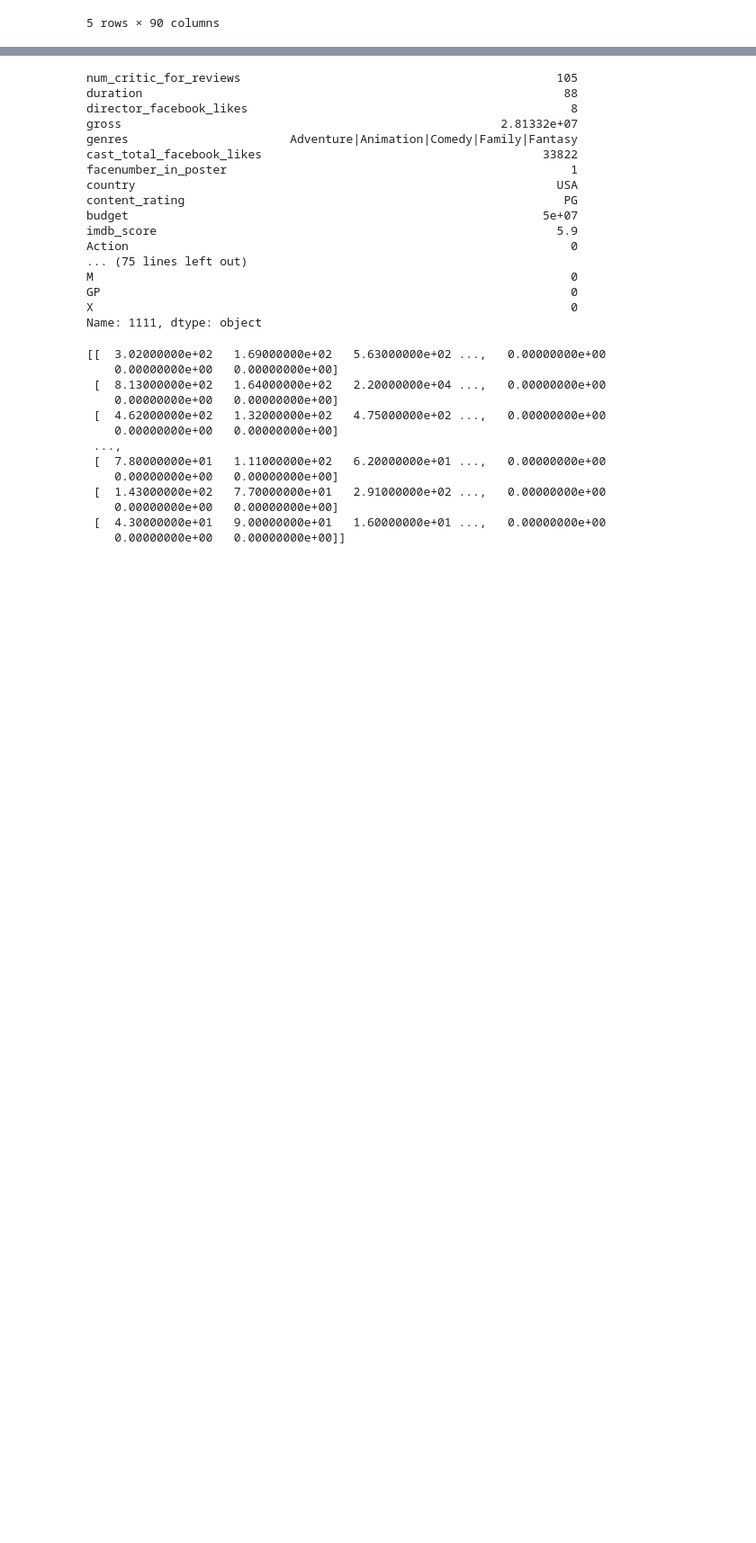
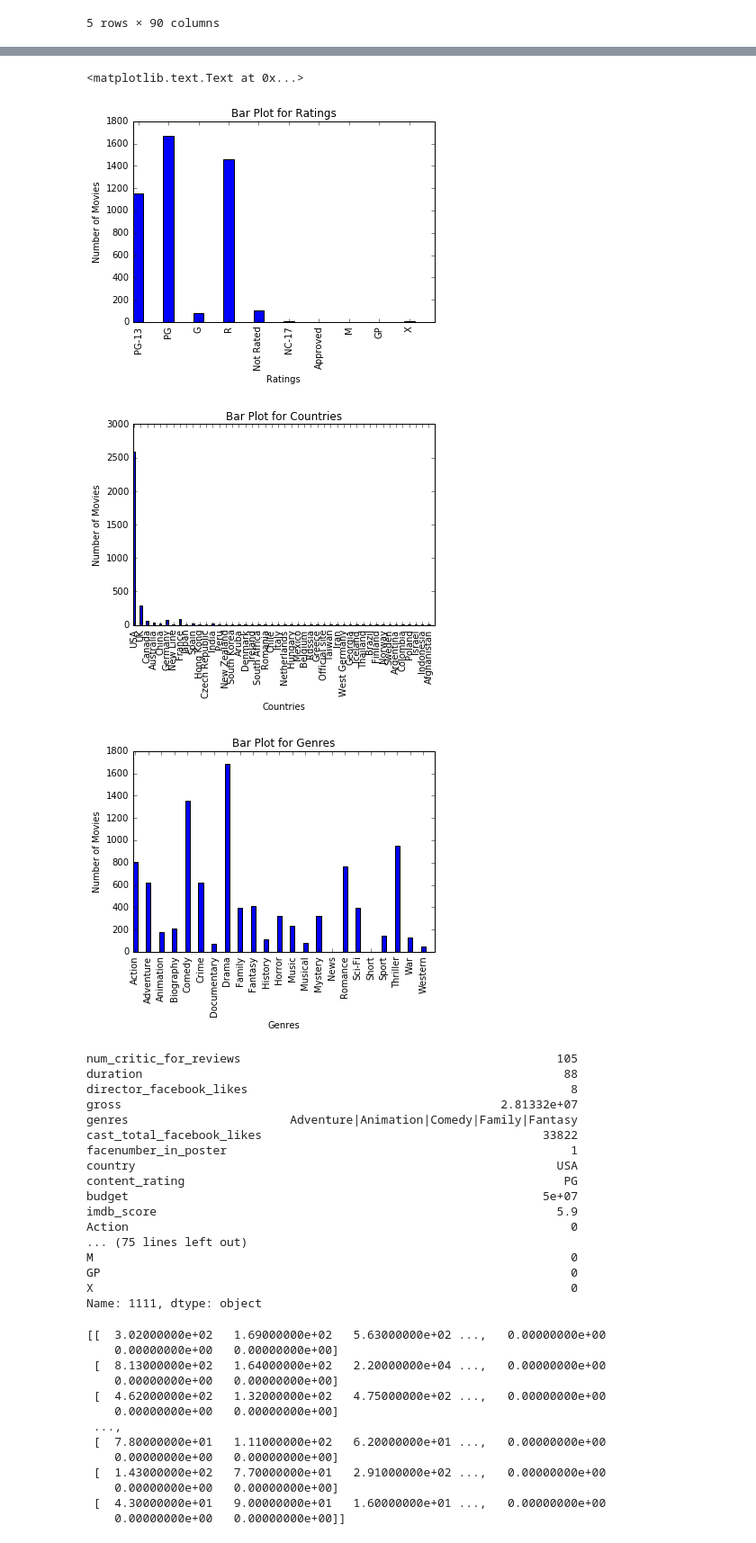
Before and after one commit to Yingjuan/ML-Project, a Jupyter notebook: ML_Project8.ipynb, the cells around one changed output, grey strips where cells are left out. Shown at 90% size. Saved outputs shown, nothing was run; the diff lists cells and outputs as text; code cells hidden in the pictures; blank space fills up the shorter version.

```diff
--- a/ML_Project8.ipynb
+++ b/ML_Project8.ipynb
@@ -236,3 +183,47 @@ plt.ylabel('Number of Movies')
+# %%
+fig1 = plt.figure(1)
+rating_sums = [movies[a].sum() for a in rating]
+rating_num = len(rating_sums)
+rating_range = range(rating_num)
+width = 0.35
+axes = plt.gca()
+axes.set_xlim([0, len(rating)])
+plt.bar(rating_range, rating_sums, width)
+plt.xticks(np.arange(len(rating))+width*0.5,rating, rotation='vertical')
+plt.title('Bar Plot for Ratings')
+plt.xlabel('Ratings')
+plt.ylabel('Number of Movies')
+
+fig2 = plt.figure(2)
+country_sums = [movies[a].sum() for a in countries]
+country_num = len(country_sums)
+country_range = range(country_num)
+width=0.35
+axes = plt.gca()
+axes.set_xlim([0, len(countries)])
+plt.bar(country_range,country_sums, width)
+plt.xticks(np.arange(len(countries))+width*0.5,countries, rotation='vertical')
+plt.title('Bar Plot for Countries')
+plt.xlabel('Countries')
+plt.ylabel('Number of Movies')
+
+fig3 = plt.figure(3)
+genre_sums = [movies[a].sum() for a in genres]
+genre_num = len(genre_sums)
+genre_range = range(genre_num)
+width=0.35
+axes = plt.gca()
+axes.set_xlim([0, len(genres)])
+plt.bar(genre_range,genre_sums, width)
+plt.xticks(np.arange(len(genres))+width*0.5,genres, rotation='vertical')
+plt.title('Bar Plot for Genres')
+plt.xlabel('Genres')
+plt.ylabel('Number of Movies')
+# %% [output]
+<matplotlib.text.Text at 0x...>
+[figure, added]
+[figure, added]
+[figure, added]
 # %%
 #Print out a random row and check if its categorization is correct
 
```
Also changed, not shown: parts of 1 cell of this notebook.
